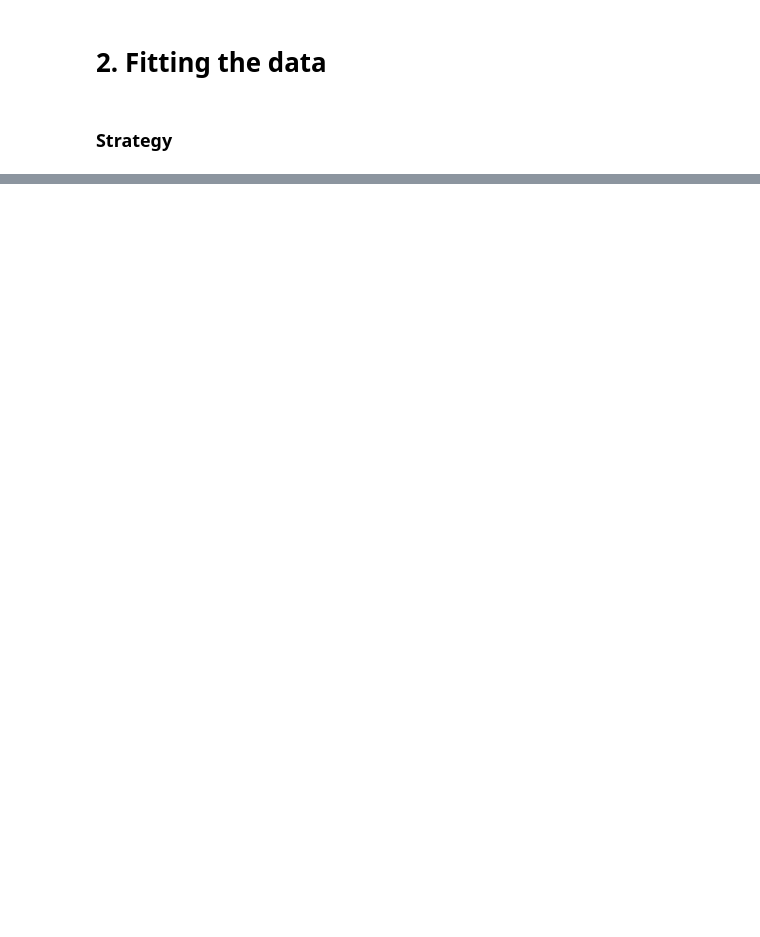
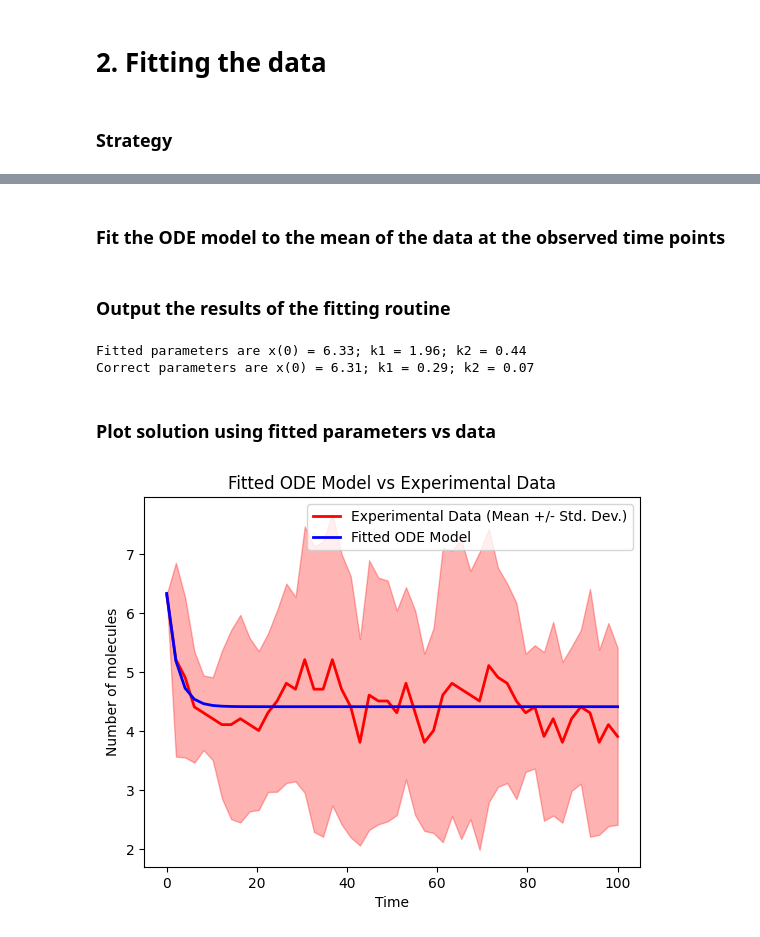
Before and after one commit to QI2lab/2025-CBP-SummerSchool, a Jupyter notebook: Module3-ModelingBiochemicalReactions/M3D_Fitting_Models_to_Data.ipynb, the cells around one changed output, grey strips where cells are left out. Cells and saved outputs as stored; diff of their text form; code cells hidden in the pictures; blank space fills up the shorter version.

```diff
--- a/Module3-ModelingBiochemicalReactions/M3D_Fitting_Models_to_Data.ipynb
+++ b/Module3-ModelingBiochemicalReactions/M3D_Fitting_Models_to_Data.ipynb
@@ -108,10 +117,7 @@ def next_reaction(x, t, pars):
     return i
 
 # Gillespie algorithm to return the trajectories at specific time points.
-def gillespie1(x0, t0, tmax, S, pars, trajectory_times = None):
-    # If the user did not provide specific time points, we will use the default
-    if trajectory_times is None:
-        trajectory_times = np.linspace(t0, tmax, 20)
+def gillespie1(x0, t0, tmax, S, pars, trajectory_times):
 
     # Initialize the time and the state
     t = t0
@@ -180,0 +238,46 @@ plt.show()
+# %% [markdown]
+### Fit the ODE model to the mean of the data at the observed time points
+# %%
+# Define a function that calculates the sum of squared errors between the ODE model and the experimental data
+def ode_error_function(params, t, data):
+    x0, k1, k2 = params
+    model_output = ode_model(t, x0, k1, k2)
+    return np.sum((model_output - data)**2)
+
+# define an initial guess for the parameters [x0,k1,k2]
+initial_guess = [1,0.5,0.5] #FILL IN THESE PARAMETERS
+
+# Define bounds for the parameters [x0, k1, k2]
+# These bounds should be reasonable based on the expected values in your system
+bounds = [(0, np.inf), (0, np.inf), (0, np.inf)]
+
+# Fit the ODE model to the mean of the data at the observed time points using minimize
+result = minimize(ode_error_function, initial_guess, args=(trajectory_times, np.mean(experimental_results, axis=0)), bounds=bounds)
+
+# Extract the fitted parameters
+popt = result.x
+# %% [markdown]
+### Output the results of the fitting routine
+# %%
+print(f"Fitted parameters are x(0) = {round(popt[0],2)}; k1 = {round(popt[1],2)}; k2 = {round(popt[2],2)}")
+print(f"Correct parameters are x(0) = {round(experimental_parameters[0][0],2)}; k1 = {round(experimental_parameters[1],2)}; k2 = {round(experimental_parameters[2],2)}")
+# %% [output]
+Fitted parameters are x(0) = 6.33; k1 = 1.96; k2 = 0.44
+Correct parameters are x(0) = 6.31; k1 = 0.29; k2 = 0.07
+# %% [markdown]
+### Plot solution using fitted parameters vs data
+# %%
+# Plot the mean of the experimental results
+plt.plot(trajectory_times, np.mean(experimental_results, axis=0), color='r', linewidth=2, label='Experimental Data (Mean +/- Std. Dev.)')
+plt.fill_between(trajectory_times, np.mean(experimental_results, axis=0) - np.std(experimental_results, axis=0), np.mean(experimental_results, axis=0) + np.std(experimental_results, axis=0), color='r', alpha=0.3)
+
+# Plot the fitted ODE model
+plt.plot(trajectory_times, ode_model(trajectory_times, *popt), color='b', linewidth=2, label='Fitted ODE Model')
+
+plt.xlabel('Time')
+plt.ylabel('Number of molecules')
+plt.title('Fitted ODE Model vs Experimental Data')
+plt.legend()
+plt.show()
+# %% [output]
+[figure, added]
```
Also changed, not shown: parts of 19 cells of this notebook, 1 other file.
